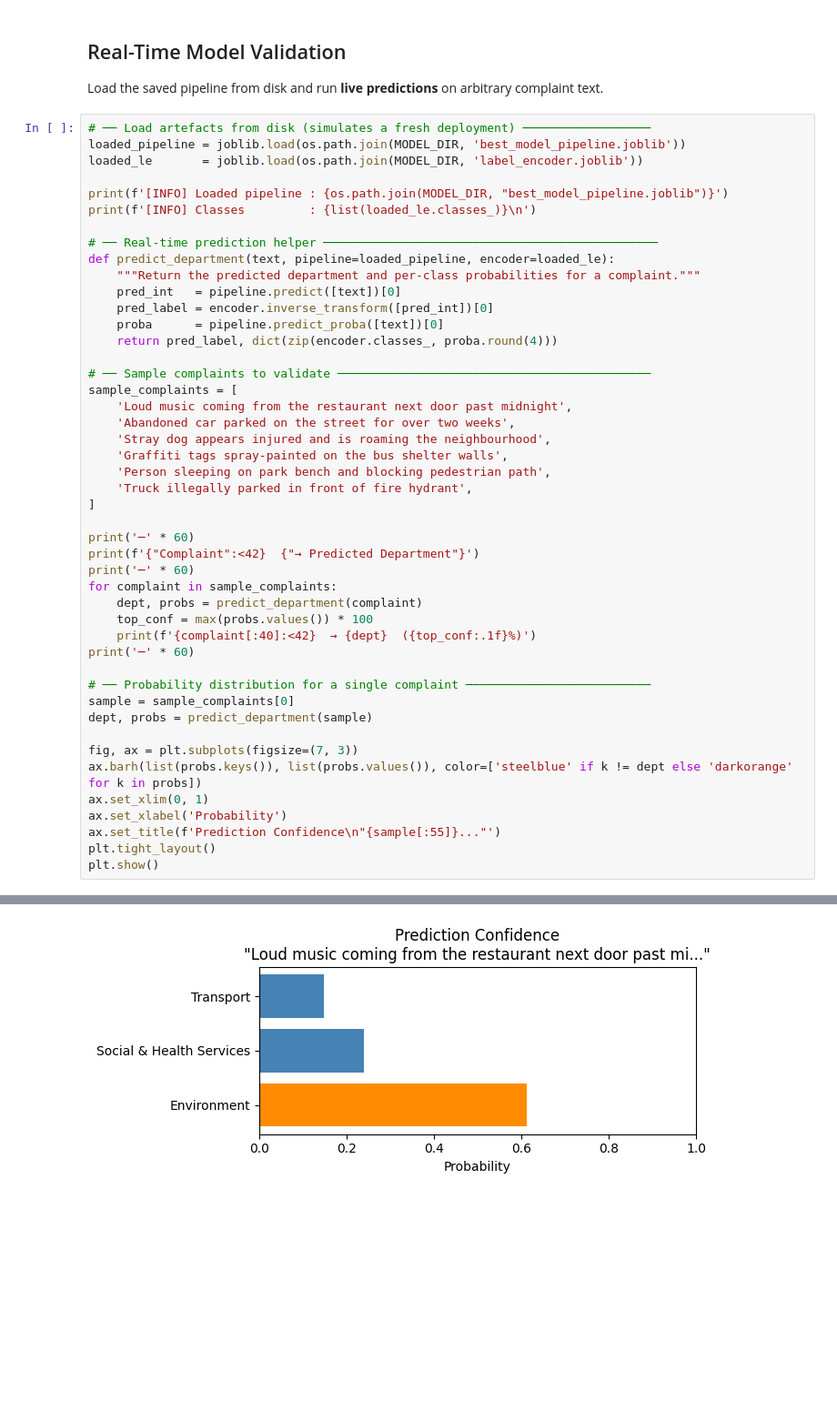
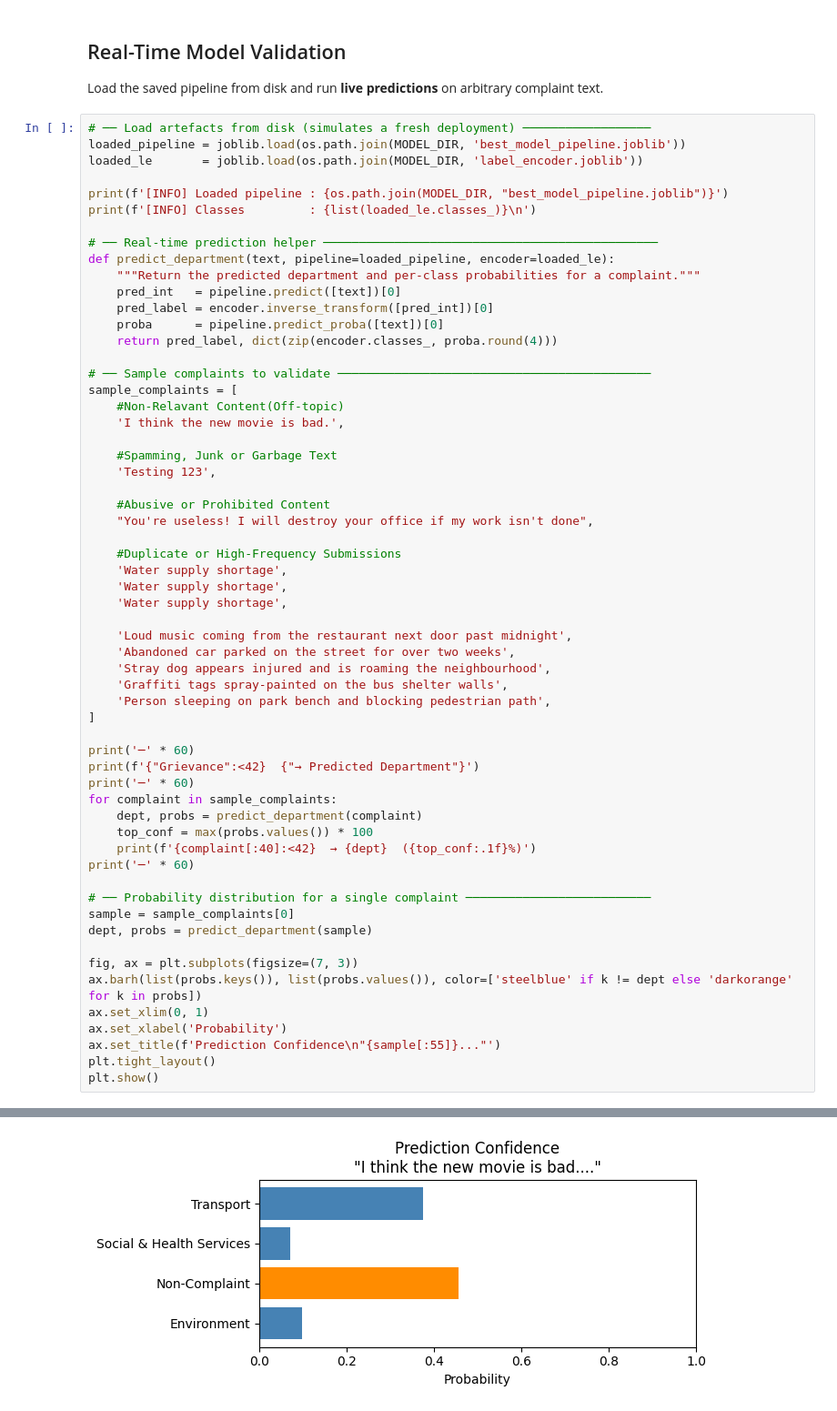
Before and after one commit to Baviyas/citizen-grievance-nlp, a Jupyter notebook: notebooks/04_complaint_routing_model.ipynb, the cells around one changed output, grey strips where cells are left out. Shown at 91% size. Cells and saved outputs as stored; diff of their text form; blank space fills up the shorter version.

```diff
--- a/notebooks/04_complaint_routing_model.ipynb
+++ b/notebooks/04_complaint_routing_model.ipynb
@@ -393,16 +409,29 @@ def predict_department(text, pipeline=loaded_pipeline, encoder=loaded_le):
 
 # ── Sample complaints to validate ────────────────────────────────────────────
 sample_complaints = [
+    #Non-Relavant Content(Off-topic)
+    'I think the new movie is bad.',
+
+    #Spamming, Junk or Garbage Text
+    'Testing 123',
+
+    #Abusive or Prohibited Content
+    "You're useless! I will destroy your office if my work isn't done",
+
+    #Duplicate or High-Frequency Submissions
+    'Water supply shortage',
+    'Water supply shortage',
+    'Water supply shortage',
+
     'Loud music coming from the restaurant next door past midnight',
     'Abandoned car parked on the street for over two weeks',
     'Stray dog appears injured and is roaming the neighbourhood',
     'Graffiti tags spray-painted on the bus shelter walls',
     'Person sleeping on park bench and blocking pedestrian path',
-    'Truck illegally parked in front of fire hydrant',
 ]
 
 print('─' * 60)
-print(f'{"Complaint":<42}  {"→ Predicted Department"}')
+print(f'{"Grievance":<42}  {"→ Predicted Department"}')
 print('─' * 60)
 for complaint in sample_complaints:
     dept, probs = predict_department(complaint)
@@ -437,2 +471,2 @@ Truck illegally parked in front of fire     → Transport  (49.6%)
 ────────────────────────────────────────────────────────────
-[figure, old version]
+[figure, new version]
```
Also changed, not shown: parts of 10 cells of this notebook, 12 other files.
